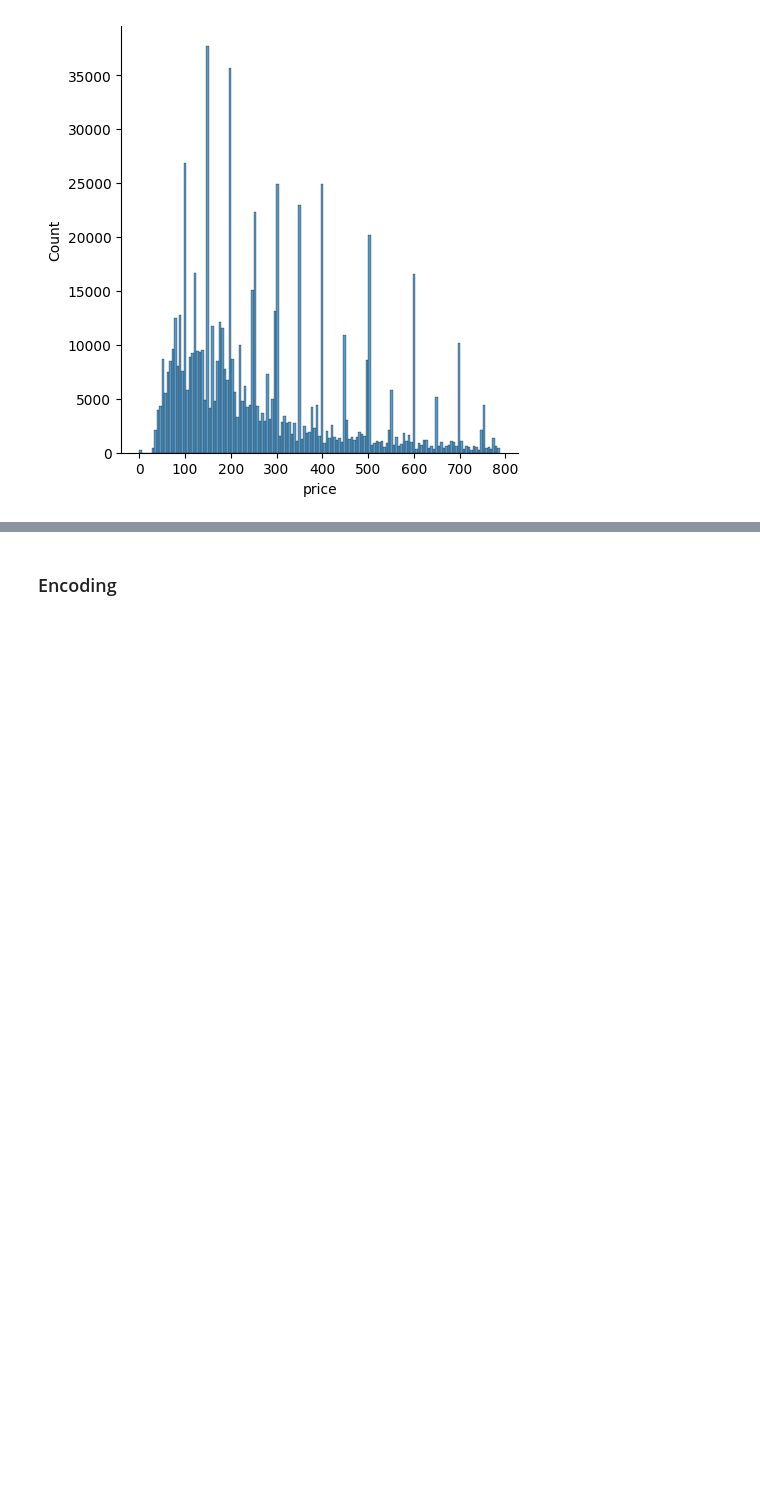
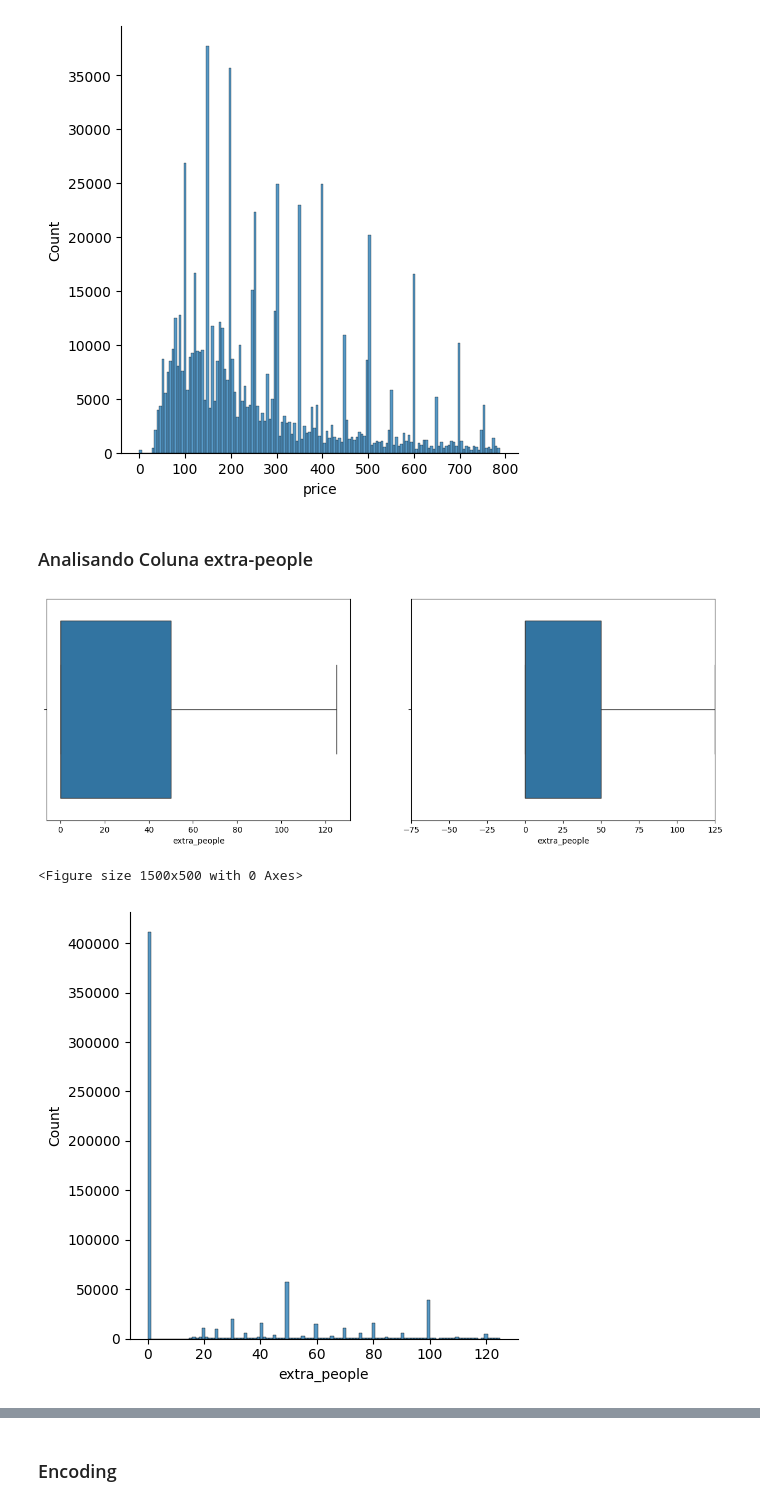
Before and after one commit to gabriellemosc/Rental-Price-Prediction, a Jupyter notebook: solucao.ipynb, the cells around one changed output, grey strips where cells are left out. Saved outputs shown, nothing was run; the diff lists cells and outputs as text; code cells hidden in the pictures; blank space fills up the shorter version.

```diff
--- a/solucao.ipynb
+++ b/solucao.ipynb
@@ -305,3 +310,13 @@ histograma(base_airbnb['price'])
 # %% [output]
 <Figure size 1500x500 with 0 Axes>
 [figure]
+# %% [markdown]
+### Analisando Coluna extra-people
+# %%
+diagrama_caixa(base_airbnb['extra_people'])
+
+histograma(base_airbnb['extra_people'])
+# %% [output]
+[figure, added]
+<Figure size 1500x500 with 0 Axes>
+[figure, added]
```
Also changed, not shown: parts of 7 cells of this notebook.
